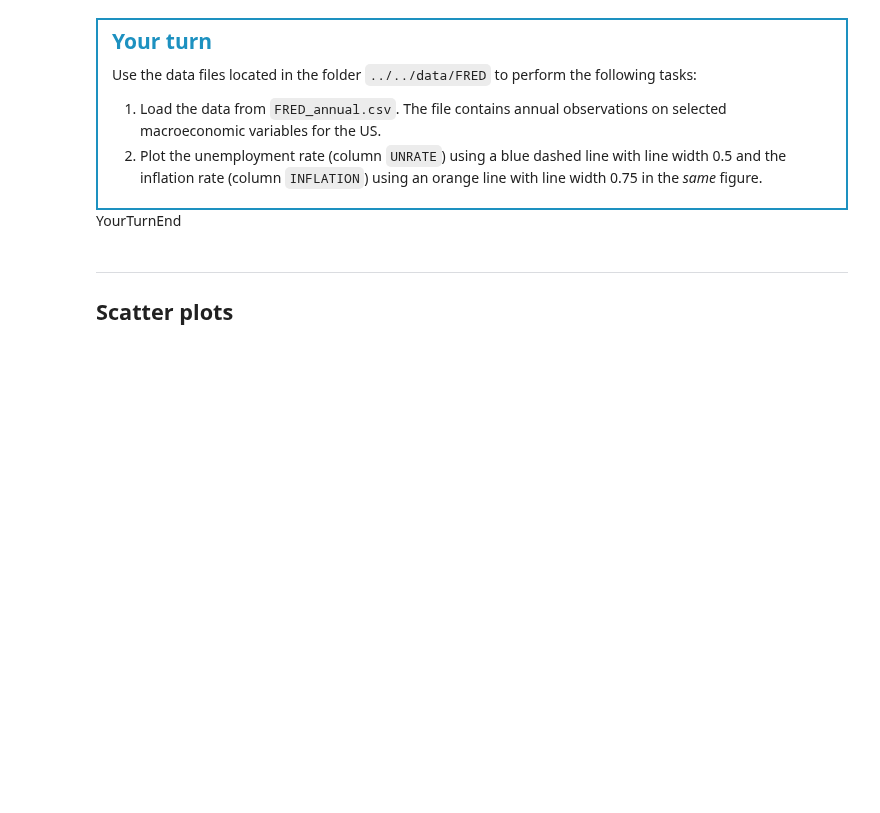
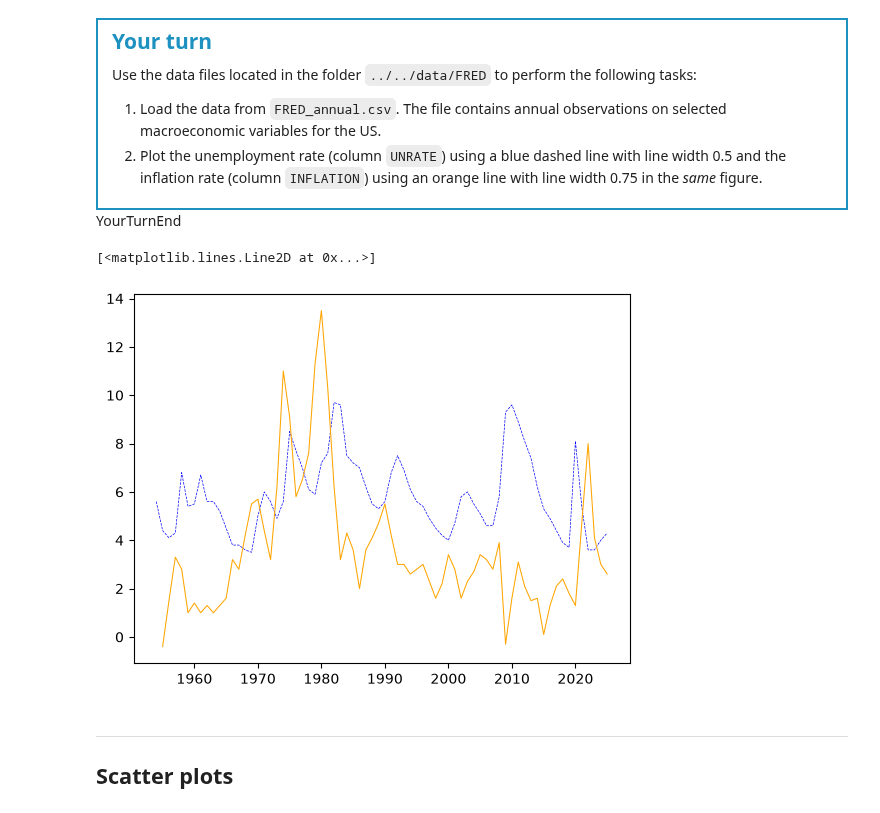
Before and after one commit to falkfrydenlund-creator/TECH2-H26, a Jupyter notebook: lectures/lecture3/lecture3-FF.ipynb, the cells around one changed output. Drawn from its saved outputs; the diff is of its cells as text; code cells hidden in the pictures; blank space fills up the shorter version.

```diff
--- a/lectures/lecture3/lecture3-FF.ipynb
+++ b/lectures/lecture3/lecture3-FF.ipynb
@@ -83,6 +120,22 @@ Use the data files located in the folder `../../data/FRED` to perform the follow
 2. Plot the unemployment rate (column `UNRATE`) using a blue dashed line with line width 0.5 and the inflation rate (column `INFLATION`) using an orange line with line width 0.75 in the *same* figure.
 </div>
 <span style="display: none;">YourTurnEnd</span>
+# %%
+import pandas as pd
+DATA_PATH = '../../data/FRED'
+
+file = f'{DATA_PATH}/FRED_annual.csv'
+data = pd.read_csv(file)
+
+unrate = data['UNRATE']
+inflation = data['INFLATION']
+xvalues = data['Year']
+
+plt.plot(xvalues,unrate,c='b',ls='--',lw=0.5,label='unemployement')
+plt.plot(xvalues,inflation,c='orange',lw=0.75,label='inflation')
+# %% [output]
+[<matplotlib.lines.Line2D at 0x...>]
+[figure, added]
 # %% [markdown]
 ***
 ## Scatter plots
```
Also changed, not shown: parts of 17 cells of this notebook.
